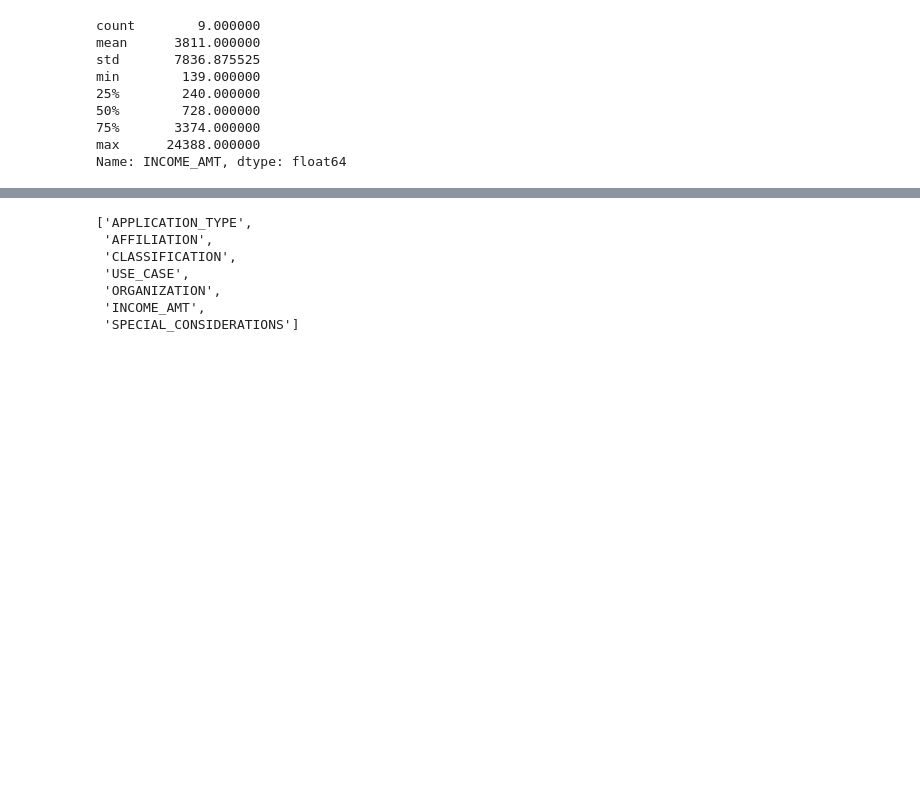
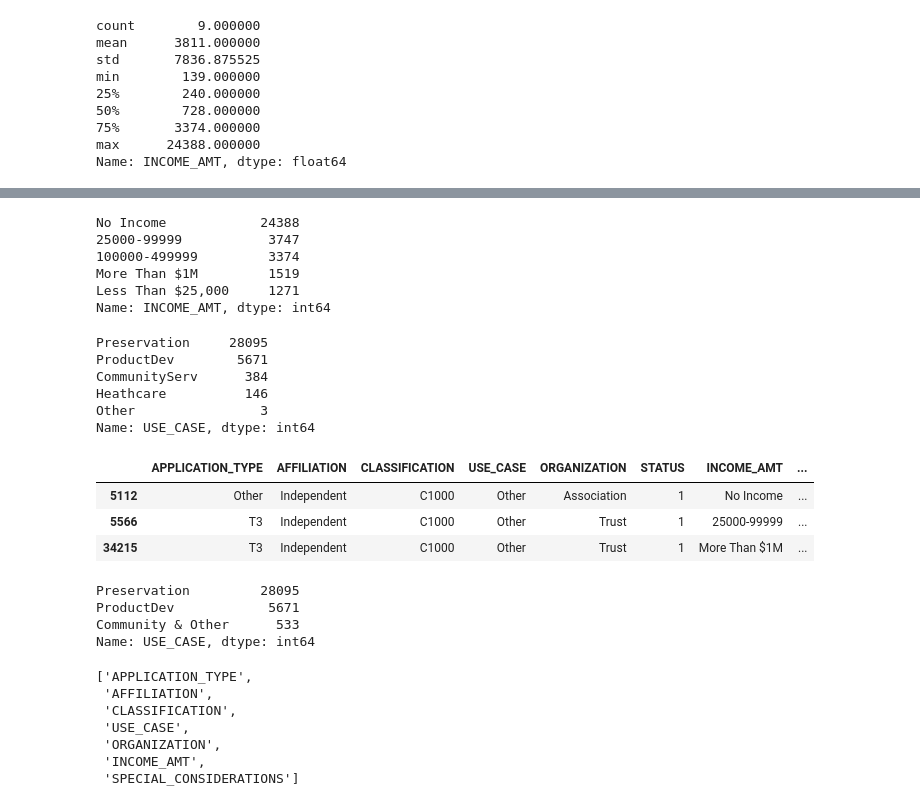
Before and after one commit to kaitlynhop/Neural_Network_Charity_Analysis, a Jupyter notebook: AlphabetSoupCharity_Optimization.ipynb, the cells around one changed output, grey strips where cells are left out. Drawn from its saved outputs; the diff is of its cells as text; code cells hidden in the pictures; blank space fills up the shorter version.

```diff
--- a/AlphabetSoupCharity_Optimization.ipynb
+++ b/AlphabetSoupCharity_Optimization.ipynb
@@ -164,8 +164,10 @@ inc_list = application_df["INCOME_AMT"].unique().tolist()
 for incs in inc_list:
     if incs == '0':
         application_df["INCOME_AMT"].replace(incs, "No Income", inplace=True)
-    else:
-        application_df["INCOME_AMT"].replace(incs, "Income", inplace=True)
+    elif incs == '1-9999'or incs == '10000-24999':
+        application_df["INCOME_AMT"].replace(incs, "Less Than $25,000", inplace=True)
+    elif incs == '1M-5M' or incs == '5M-10M' or incs == '10M-50M' or incs == '50M+':
+        application_df["INCOME_AMT"].replace(incs, "More Than $1M", inplace=True)
 
 application_df["INCOME_AMT"]
 # %% [output]
@@ -183,4 +185,45 @@ application_df["INCOME_AMT"]
 Name: INCOME_AMT, Length: 34299, dtype: object
+# %%
+application_df["INCOME_AMT"].value_counts()
+# %% [output]
+No Income            24388
+25000-99999           3747
+100000-499999         3374
+More Than $1M         1519
+Less Than $25,000     1271
+Name: INCOME_AMT, dtype: int64
+# %%
+use_case = application_df["USE_CASE"].value_counts()
+use_case
+# %% [output]
+Preservation     28095
+ProductDev        5671
+CommunityServ      384
+Heathcare          146
+Other                3
+Name: USE_CASE, dtype: int64
+# %%
+application_df.loc[application_df["USE_CASE"]=='Other']
+# %% [output]
+|  | APPLICATION_TYPE | AFFILIATION | CLASSIFICATION | USE_CASE | ORGANIZATION | STATUS | INCOME_AMT | ... |
+| 5112 | Other | Independent | C1000 | Other | Association | 1 | No Income | ... |
+| 5566 | T3 | Independent | C1000 | Other | Trust | 1 | 25000-99999 | ... |
+| 34215 | T3 | Independent | C1000 | Other | Trust | 1 | More Than $1M | ... |
+# %%
+# Determine which values to replace if counts are less than ...?
+replace_use = list(use_case[use_case < 400].index)
+
+# Replace in dataframe
+for uses in replace_use:
+    application_df.USE_CASE = application_df.USE_CASE.replace(uses,"Community & Other")
+
+# Check to make sure binning was successful
+application_df.USE_CASE.value_counts()
+# %% [output]
+Preservation         28095
+ProductDev            5671
+Community & Other      533
+Name: USE_CASE, dtype: int64
 # %%
 # Generate our categorical variable lists
 application_cat = application_df.dtypes[application_df.dtypes == "object"].index.tolist()
```
Also changed, not shown: parts of 7 cells of this notebook, 21 other files.
